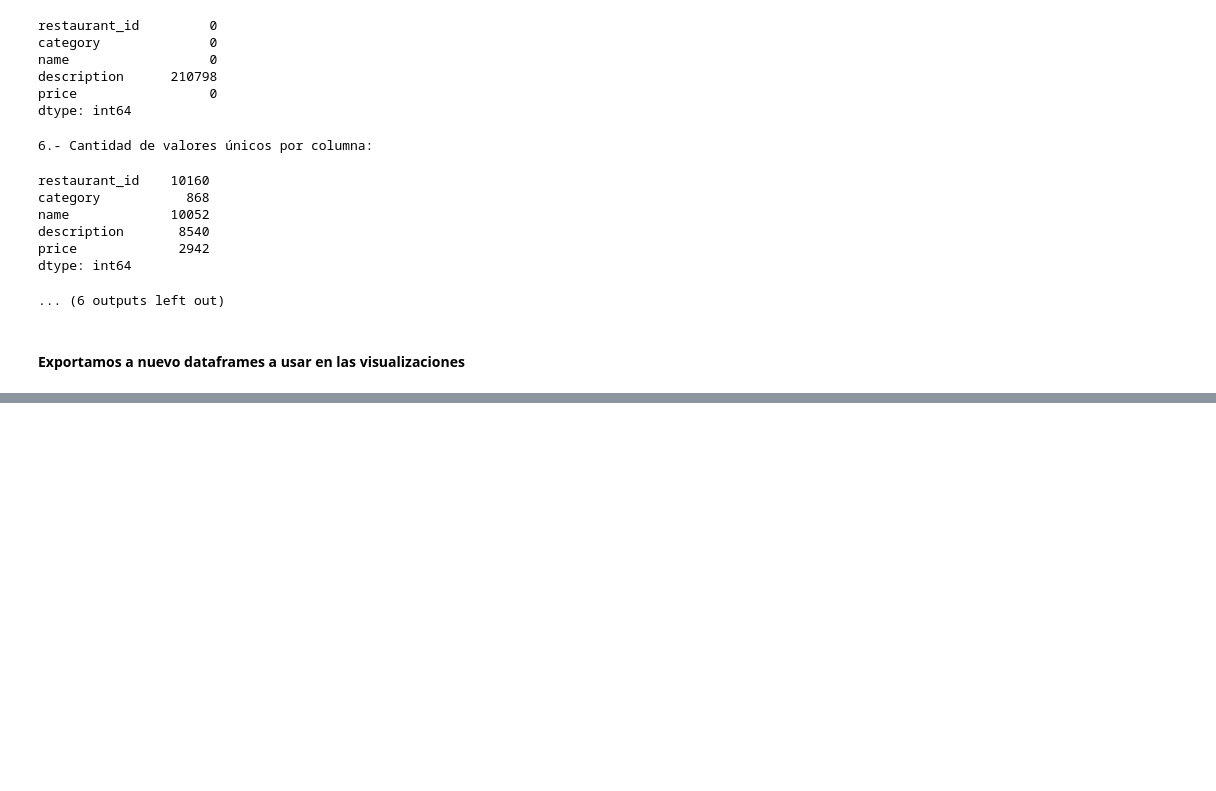
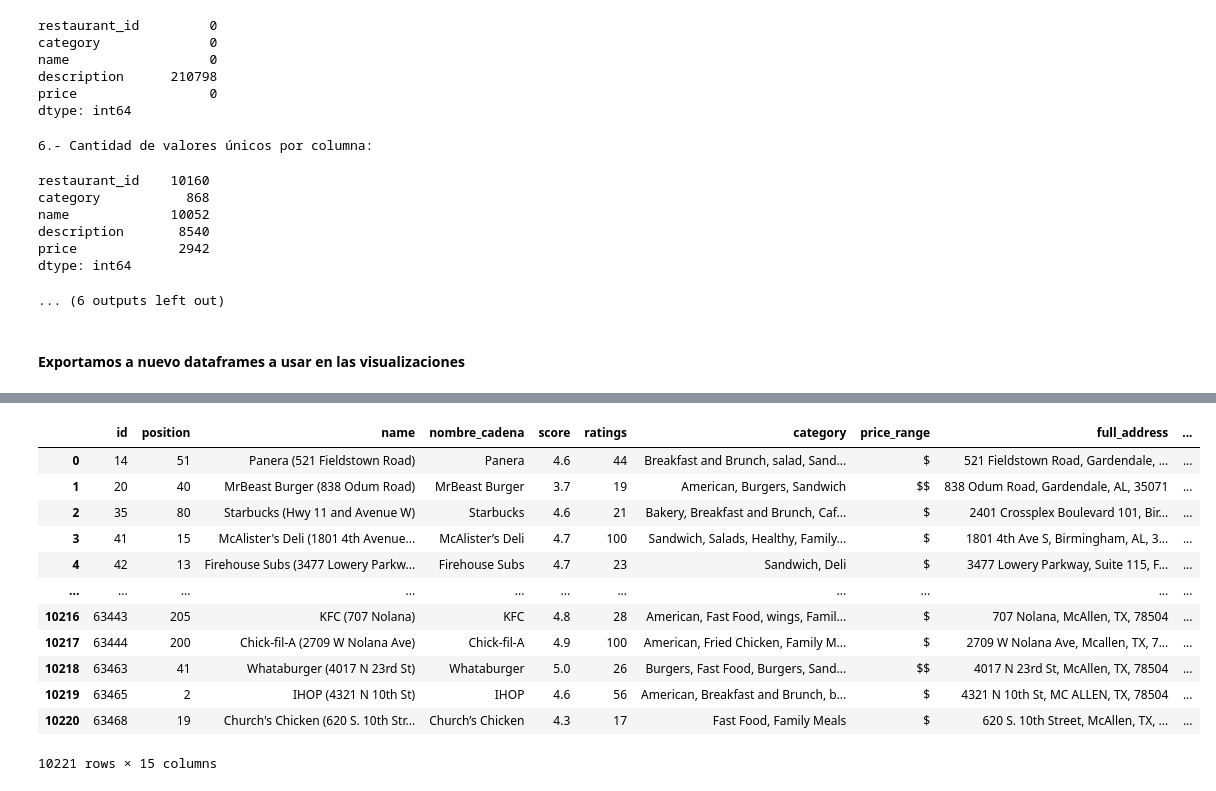
Before and after one commit to damiatus/TallerDeVisua, a Jupyter notebook: Presentacion1/datos.ipynb, the cells around one changed output, grey strips where cells are left out. Saved outputs shown, nothing was run; the diff lists cells and outputs as text; code cells hidden in the pictures; blank space fills up the shorter version.

Commit message:
trabajo con nueva data encontrada limpia para hacer visualizaciones

```diff
--- a/Presentacion1/datos.ipynb
+++ b/Presentacion1/datos.ipynb
@@ -539,0 +584,16 @@ dtype: int64
+# %%
+
+# Limpiar solo los corchetes, dejando las comas y otros caracteres intactos
+cadenas['category_list'] = cadenas['category_list'].apply(lambda x: re.sub(r"[\[\]]", "", x))
+
+# Convertir las listas de 'category_list' en una serie donde cada categoría es una fila
+category_counts = cadenas['category_list'].str.split(',').explode()
+
+# Eliminar espacios adicionales antes o después de cada categoría
+category_counts = category_counts.str.strip()
+
+# Contar las ocurrencias de cada categoría
+category_counts = category_counts.value_counts().reset_index()
+
+# Renombrar las columnas para mayor claridad
+category_counts.columns = ['category', 'count']
@@ -539,0 +605,15 @@ dtype: int64
+# %%
+# Paso 1: Limpiar la columna 'category_list' para quitar corchetes
+cadenas['category_list'] = cadenas['category_list'].apply(lambda x: re.sub(r"[\[\]]", "", x))
+
+# Paso 2: Explode the 'category_list' into separate rows
+category_counts2 = cadenas.explode('category_list')
+
+# Paso 3: Limpiar comillas y espacios adicionales en las categorías
+category_counts2['category_list'] = category_counts2['category_list'].str.replace(r"[\'\"]", "", regex=True).str.strip()
+
+# Paso 4: Agrupar por estado y categoría, y contar las ocurrencias
+result = category_counts2.groupby(['estado', 'category_list']).size().reset_index(name='count')
+
+# Renombrar las columnas para mayor claridad
+result.columns = ['estado', 'category', 'count']
@@ -539,0 +687,11 @@ dtype: int64
+# %%
+# Supongamos que 'cadenas' es tu DataFrame
+
+# Agregar la columna 'url_logo' al DataFrame usando el diccionario
+cadenas['url_logo'] = cadenas['nombre_cadena'].map(combined_logos_dict)
+
+# Si una cadena no está en el diccionario, la URL será NaN (opcionalmente puedes reemplazar NaN con una cadena vacía '')
+cadenas['url_logo'] = cadenas['url_logo'].fillna('')
+
+# Verificar el resultado
+cadenas[['nombre_cadena', 'url_logo']]
@@ -539,0 +712,16 @@ dtype: int64
+# %%
+cadenas
+# %% [output]
+|  | id | position | name | nombre_cadena | score | ratings | category | price_range | full_address | ... |
+| 0 | 14 | 51 | Panera (521 Fieldstown Road) | Panera | 4.6 | 44 | Breakfast and Brunch, salad, Sand... | $ | 521 Fieldstown Road, Gardendale, ... | ... |
+| 1 | 20 | 40 | MrBeast Burger (838 Odum Road) | MrBeast Burger | 3.7 | 19 | American, Burgers, Sandwich | $$ | 838 Odum Road, Gardendale, AL, 35071 | ... |
+| 2 | 35 | 80 | Starbucks (Hwy 11 and Avenue W) | Starbucks | 4.6 | 21 | Bakery, Breakfast and Brunch, Caf... | $ | 2401 Crossplex Boulevard 101, Bir... | ... |
+| 3 | 41 | 15 | McAlister's Deli (1801 4th Avenue... | McAlister’s Deli | 4.7 | 100 | Sandwich, Salads, Healthy, Family... | $ | 1801 4th Ave S, Birmingham, AL, 3... | ... |
+| 4 | 42 | 13 | Firehouse Subs (3477 Lowery Parkw... | Firehouse Subs | 4.7 | 23 | Sandwich, Deli | $ | 3477 Lowery Parkway, Suite 115, F... | ... |
+| ... | ... | ... | ... | ... | ... | ... | ... | ... | ... | ... |
+| 10216 | 63443 | 205 | KFC (707 Nolana) | KFC | 4.8 | 28 | American, Fast Food, wings, Famil... | $ | 707 Nolana, McAllen, TX, 78504 | ... |
+| 10217 | 63444 | 200 | Chick-fil-A (2709 W Nolana Ave) | Chick-fil-A | 4.9 | 100 | American, Fried Chicken, Family M... | $ | 2709 W Nolana Ave, Mcallen, TX, 7... | ... |
+| 10218 | 63463 | 41 | Whataburger (4017 N 23rd St) | Whataburger | 5.0 | 26 | Burgers, Fast Food, Burgers, Sand... | $$ | 4017 N 23rd St, McAllen, TX, 78504 | ... |
+| 10219 | 63465 | 2 | IHOP (4321 N 10th St) | IHOP | 4.6 | 56 | American, Breakfast and Brunch, b... | $ | 4321 N 10th St, MC ALLEN, TX, 78504 | ... |
+| 10220 | 63468 | 19 | Church's Chicken (620 S. 10th Str... | Church’s Chicken | 4.3 | 17 | Fast Food, Family Meals | $ | 620 S. 10th Street, McAllen, TX, ... | ... |
+10221 rows × 15 columns
```
Also changed, not shown: parts of 13 cells of this notebook, 9 other files.
